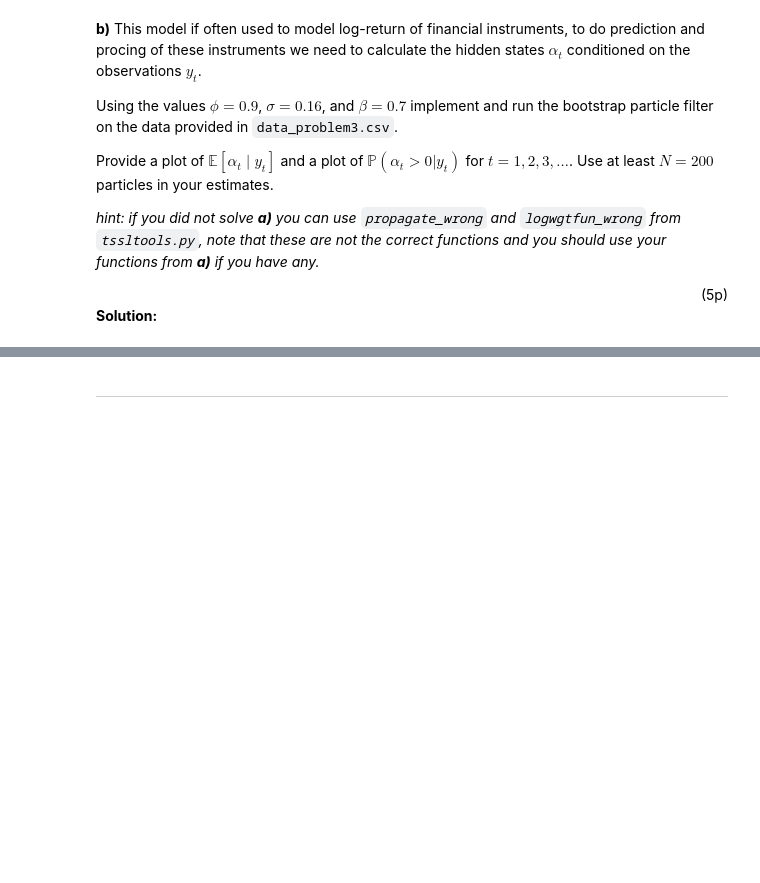
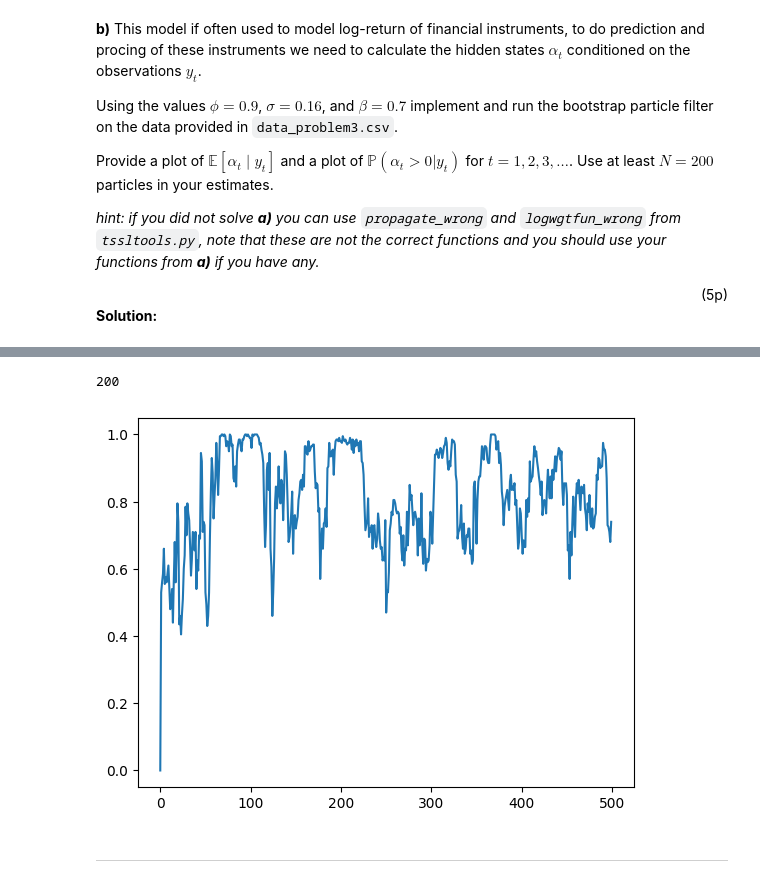
Before and after one commit to willewiik/Time-Series-and-Sequence-Learning, a Jupyter notebook: old_exams/exam_22_02_16_TS/Problem3.ipynb, the cells around one changed output, grey strips where cells are left out. Cells and saved outputs as stored; diff of their text form; code cells hidden in the pictures; blank space fills up the shorter version.

```diff
--- a/old_exams/exam_22_02_16_TS/Problem3.ipynb
+++ b/old_exams/exam_22_02_16_TS/Problem3.ipynb
@@ -40,3 +107,10 @@ _hint: if you did not solve **a)** you can use `propagate_wrong` and `logwgtfun_
+# %%
+proportions = np.sum(bpf_result.particles > 0, axis = 0)/ bpf_result.particles.shape[0]
+plt.plot(proportions)
+print(bpf_result.particles.shape[0])
+# %% [output]
+200
+[figure, added]
 # %% [markdown]
 ------
 # %% [markdown]
```
Also changed, not shown: parts of 6 cells of this notebook.
